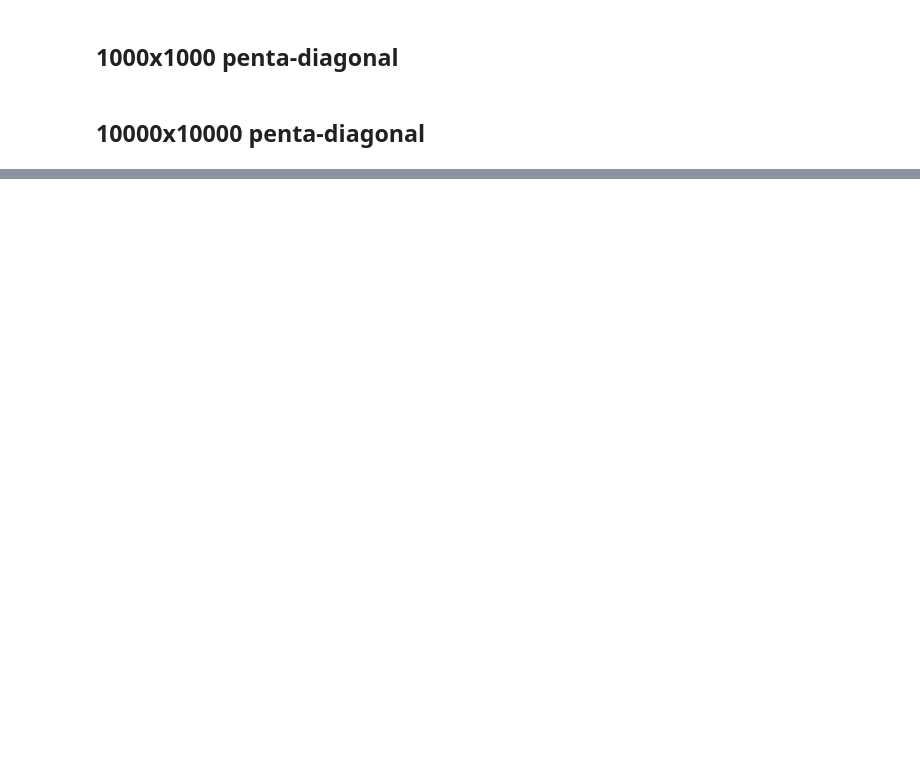
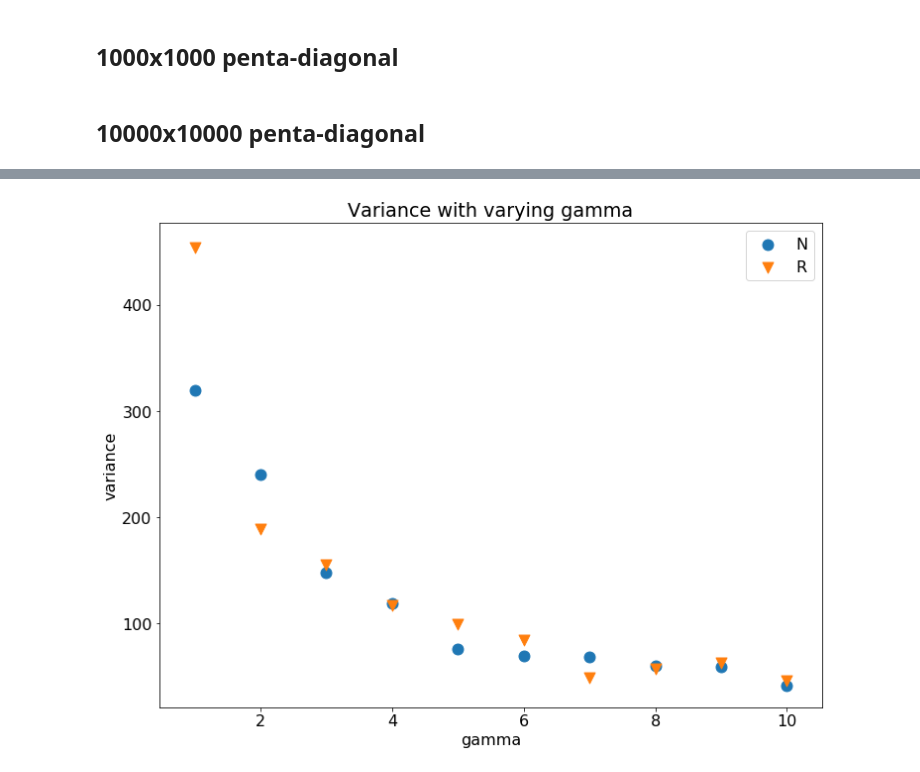
Before and after one commit to Etherealflux/randalg-project, a Jupyter notebook: impl/implementation.ipynb, the cells around one changed output, grey strips where cells are left out. Cells and saved outputs as stored; diff of their text form; code cells hidden in the pictures; blank space fills up the shorter version.

```diff
--- a/impl/implementation.ipynb
+++ b/impl/implementation.ipynb
@@ -256,0 +407,4 @@ test_with(A10k, gamma=1, rounds=1)
+# %%
+show_scatter(gammas, gamma_variances, "Variance with varying gamma", "gamma", "variance")
+# %% [output]
+[figure, added]
```
Also changed, not shown: parts of 39 cells of this notebook, 8 other files.
